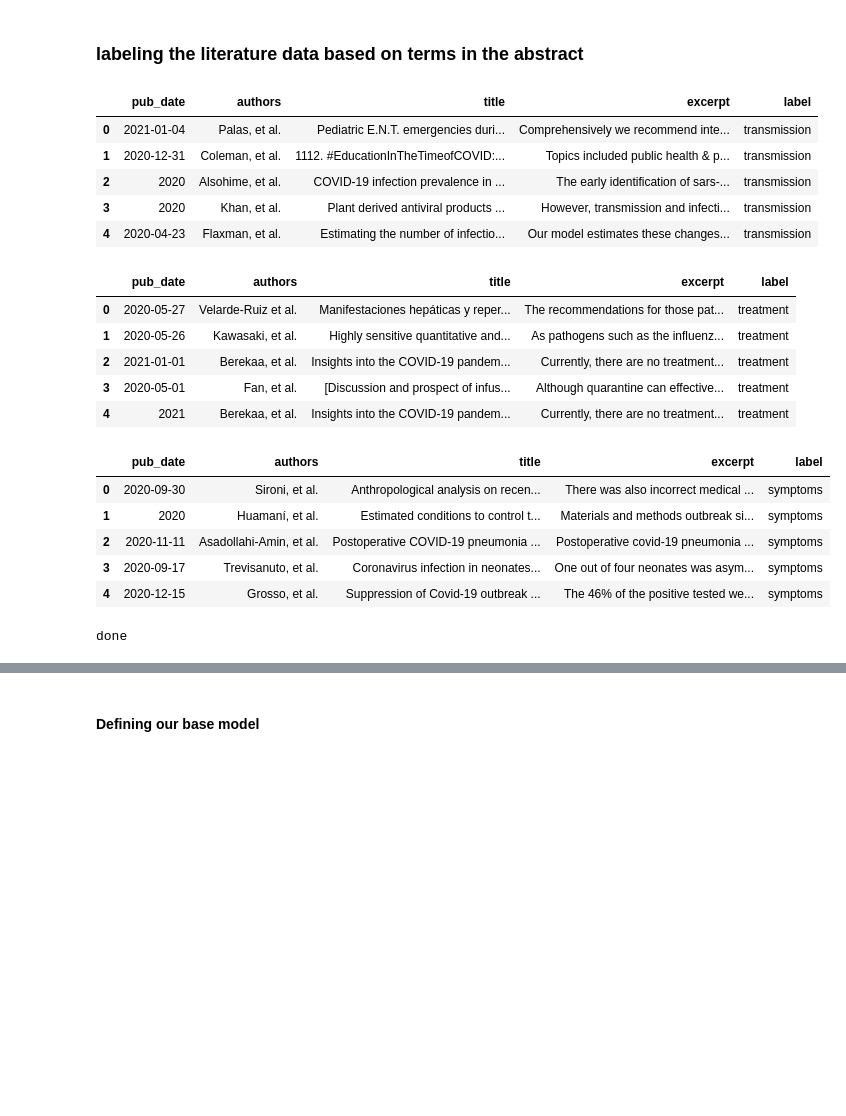
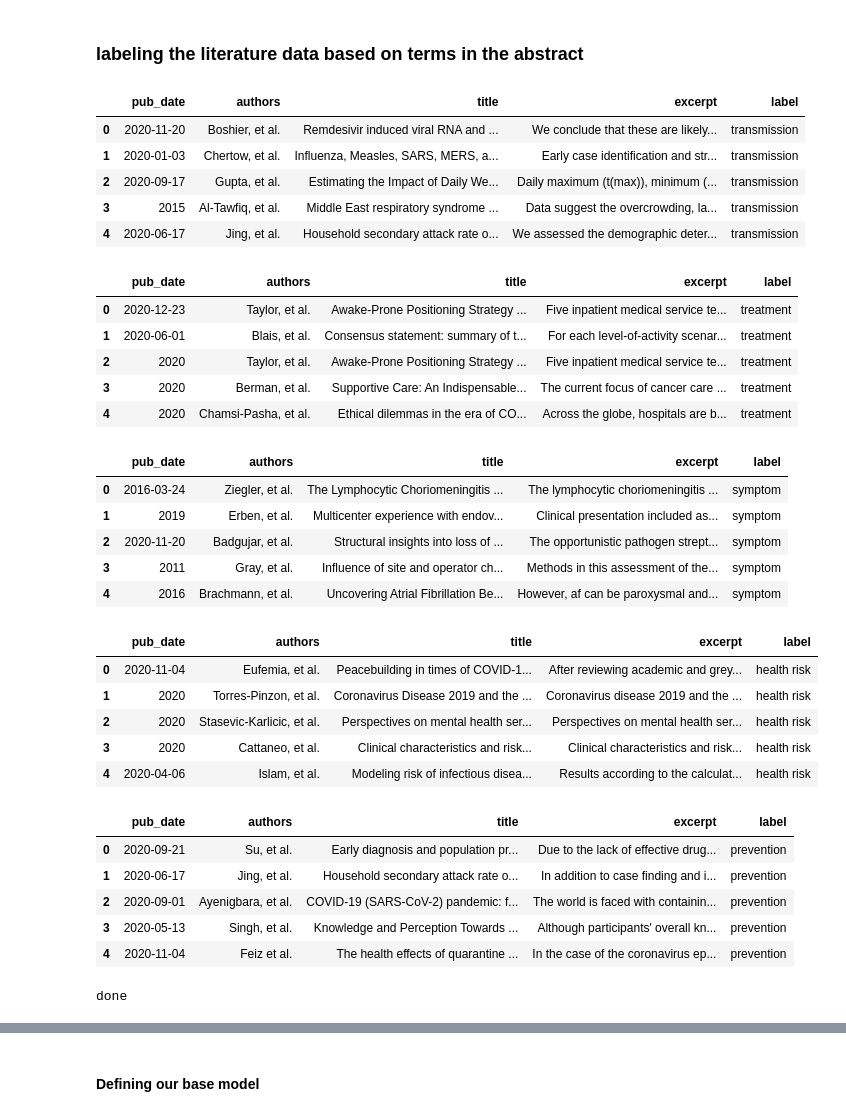
Before and after one commit to samOpare/classification-with-BERT, a Jupyter notebook: main.ipynb, the cells around one changed output, grey strips where cells are left out. Cells and saved outputs as stored; diff of their text form; code cells hidden in the pictures; blank space fills up the shorter version.

```diff
--- a/main.ipynb
+++ b/main.ipynb
@@ -58,11 +58,12 @@ covid_literature_df['abstract'] = covid_literature_df['abstract'].apply(lambda r
 # %%
 #reduce the dataset to literature discussing covid specific topics
 def find_covid_lit(df):
-    df1 = df[df['abstract'].str.contains('covid')]
-    df2 = df[df['abstract'].str.contains('-cov-2')]
-    df3 = df[df['abstract'].str.contains('cov2')]
-    df4 = df[df['abstract'].str.contains('ncov')]
-    df5 = df[df['abstract'].str.contains('corona')]
+    df1 = df[df['abstract'].str.contains('ncov')]
+    df2 = df[df['abstract'].str.contains('corona')]
+    df3 = df[df['abstract'].str.contains('covid')]
+    df4 = df[df['abstract'].str.contains('-cov-2')]
+    df5 = df[df['abstract'].str.contains('cov2')]
+
 
     data =[df1,df2,df3,df4,df5]
     df = pd.concat(data)
@@ -141,49 +141,61 @@ def get_sentences(df1,search_terms,str1):
 # %%
-#list of labels
-labels = ['transmission','treatment','symptoms']
-# list of search terms
-search=[['transmission','infection'],['prevent','treat','quarantine'],['symptom','asymptomatic']]
+#list of labels and list of search terms per label
+labels = ['transmission','treatment','symptom','health risk', 'prevention']
+search=[['transmission','infection','case'],['treatment','care'],['symptom','asymptomatic'],['risk','vulnerable','affect'],['prevent','quarantine']]
+label_table = ['','','','','']
 q=0
-dfi_table = ['','','']
+
 
 for search_terms in search:
-    str1=''
+    #str1=''
     str1 = labels[q]
 
     #search the dataframe for all words
     df1=search_dataframe(df,search_terms)
 
     # get best sentences
     df_table=get_sentences(df1,search_terms,str1)
 
     length=df_table.shape[0]
 
     if length<1:
         print ("No reliable answer could be located in the literature")
     else:
         display(df_table.head())
-    dfi_table[q] = df_table
+    label_table[q] = df_table
     q=q+1
 
 print ('done')
 # %% [output]
 |  | pub_date | authors | title | excerpt | label |
-| 0 | 2021-01-04 | Palas, et al. | Pediatric E.N.T. emergencies duri... | Comprehensively we recommend inte... | transmission |
-| 1 | 2020-12-31 | Coleman, et al. | 1112. #EducationInTheTimeofCOVID:... | Topics included public health & p... | transmission |
-| 2 | 2020 | Alsohime, et al. | COVID-19 infection prevalence in ... | The early identification of sars-... | transmission |
-| 3 | 2020 | Khan, et al. | Plant derived antiviral products ... | However, transmission and infecti... | transmission |
-| 4 | 2020-04-23 | Flaxman, et al. | Estimating the number of infectio... | Our model estimates these changes... | transmission |
+| 0 | 2020-11-20 | Boshier, et al. | Remdesivir induced viral RNA and ... | We conclude that these are likely... | transmission |
+| 1 | 2020-01-03 | Chertow, et al. | Influenza, Measles, SARS, MERS, a... | Early case identification and str... | transmission |
+| 2 | 2020-09-17 | Gupta, et al. | Estimating the Impact of Daily We... | Daily maximum (t(max)), minimum (... | transmission |
+| 3 | 2015 | Al-Tawfiq, et al. | Middle East respiratory syndrome ... | Data suggest the overcrowding, la... | transmission |
+| 4 | 2020-06-17 | Jing, et al. | Household secondary attack rate o... | We assessed the demographic deter... | transmission |
 |  | pub_date | authors | title | excerpt | label |
-| 0 | 2020-05-27 | Velarde-Ruiz et al. | Manifestaciones hepáticas y reper... | The recommendations for those pat... | treatment |
-| 1 | 2020-05-26 | Kawasaki, et al. | Highly sensitive quantitative and... | As pathogens such as the influenz... | treatment |
-| 2 | 2021-01-01 | Berekaa, et al. | Insights into the COVID-19 pandem... | Currently, there are no treatment... | treatment |
-| 3 | 2020-05-01 | Fan, et al. | [Discussion and prospect of infus... | Although quarantine can effective... | treatment |
-| 4 | 2021 | Berekaa, et al. | Insights into the COVID-19 pandem... | Currently, there are no treatment... | treatment |
+| 0 | 2020-12-23 | Taylor, et al. | Awake-Prone Positioning Strategy ... | Five inpatient medical service te... | treatment |
+| 1 | 2020-06-01 | Blais, et al. | Consensus statement: summary of t... | For each level-of-activity scenar... | treatment |
+| 2 | 2020 | Taylor, et al. | Awake-Prone Positioning Strategy ... | Five inpatient medical service te... | treatment |
+| 3 | 2020 | Berman, et al. | Supportive Care: An Indispensable... | The current focus of cancer care ... | treatment |
+| 4 | 2020 | Chamsi-Pasha, et al. | Ethical dilemmas in the era of CO... | Across the globe, hospitals are b... | treatment |
 |  | pub_date | authors | title | excerpt | label |
-| 0 | 2020-09-30 | Sironi, et al. | Anthropological analysis on recen... | There was also incorrect medical ... | symptoms |
-| 1 | 2020 | Huamaní, et al. | Estimated conditions to control t... | Materials and methods outbreak si... | symptoms |
-| 2 | 2020-11-11 | Asadollahi-Amin, et al. | Postoperative COVID-19 pneumonia ... | Postoperative covid-19 pneumonia ... | symptoms |
-| 3 | 2020-09-17 | Trevisanuto, et al. | Coronavirus infection in neonates... | One out of four neonates was asym... | symptoms |
-| 4 | 2020-12-15 | Grosso, et al. | Suppression of Covid-19 outbreak ... | The 46% of the positive tested we... | symptoms |
+| 0 | 2016-03-24 | Ziegler, et al. | The Lymphocytic Choriomeningitis ... | The lymphocytic choriomeningitis ... | symptom |
+| 1 | 2019 | Erben, et al. | Multicenter experience with endov... | Clinical presentation included as... | symptom |
+| 2 | 2020-11-20 | Badgujar, et al. | Structural insights into loss of ... | The opportunistic pathogen strept... | symptom |
+| 3 | 2011 | Gray, et al. | Influence of site and operator ch... | Methods in this assessment of the... | symptom |
+| 4 | 2016 | Brachmann, et al. | Uncovering Atrial Fibrillation Be... | However, af can be paroxysmal and... | symptom |
+|  | pub_date | authors | title | excerpt | label |
+| 0 | 2020-11-04 | Eufemia, et al. | Peacebuilding in times of COVID-1... | After reviewing academic and grey... | health risk |
+| 1 | 2020 | Torres-Pinzon, et al. | Coronavirus Disease 2019 and the ... | Coronavirus disease 2019 and the ... | health risk |
+| 2 | 2020 | Stasevic-Karlicic, et al. | Perspectives on mental health ser... | Perspectives on mental health ser... | health risk |
+| 3 | 2020 | Cattaneo, et al. | Clinical characteristics and risk... | Clinical characteristics and risk... | health risk |
+| 4 | 2020-04-06 | Islam, et al. | Modeling risk of infectious disea... | Results according to the calculat... | health risk |
+|  | pub_date | authors | title | excerpt | label |
+| 0 | 2020-09-21 | Su, et al. | Early diagnosis and population pr... | Due to the lack of effective drug... | prevention |
+| 1 | 2020-06-17 | Jing, et al. | Household secondary attack rate o... | In addition to case finding and i... | prevention |
+| 2 | 2020-09-01 | Ayenigbara, et al. | COVID-19 (SARS-CoV-2) pandemic: f... | The world is faced with containin... | prevention |
+| 3 | 2020-05-13 | Singh, et al. | Knowledge and Perception Towards ... | Although participants' overall kn... | prevention |
+| 4 | 2020-11-04 | Feiz et al. | The health effects of quarantine ... | In the case of the coronavirus ep... | prevention |
 done
 # %%
```
Also changed, not shown: parts of 29 cells of this notebook.
